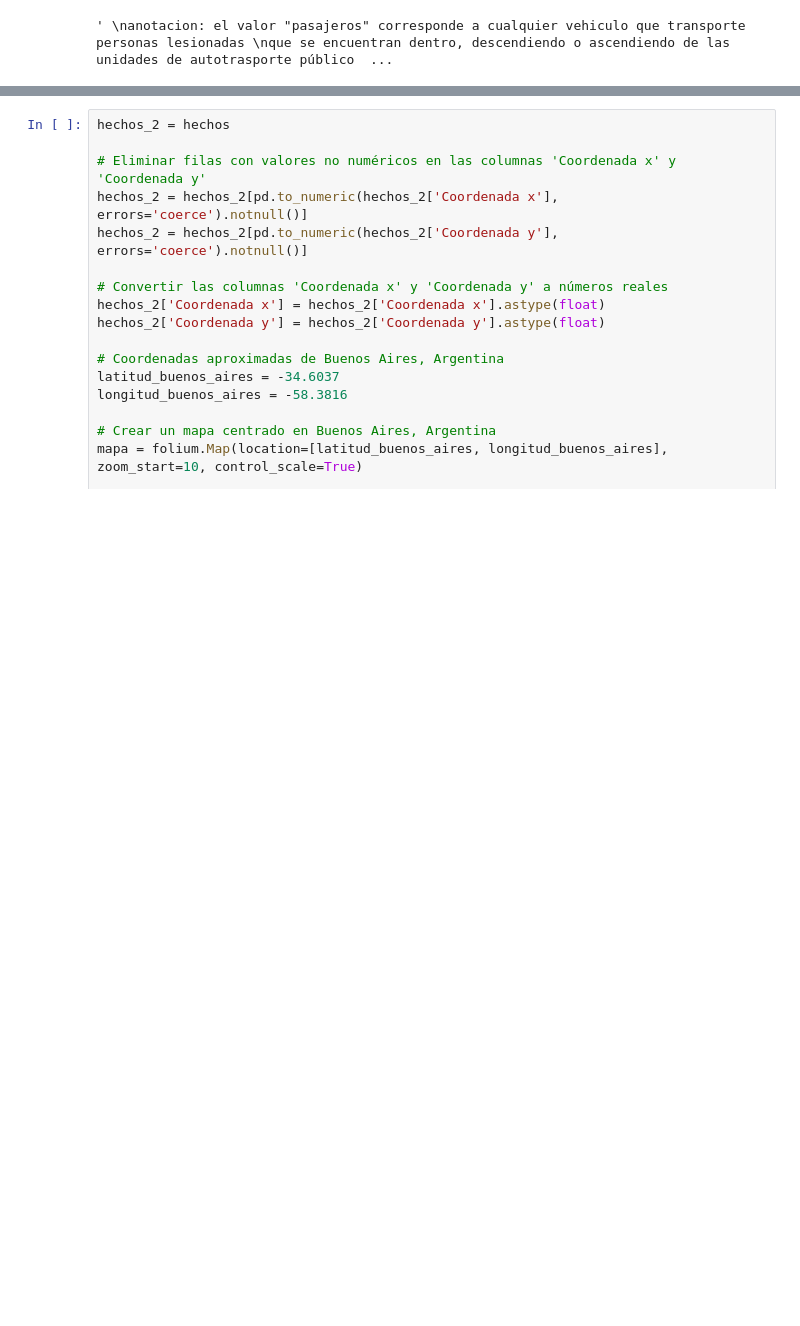
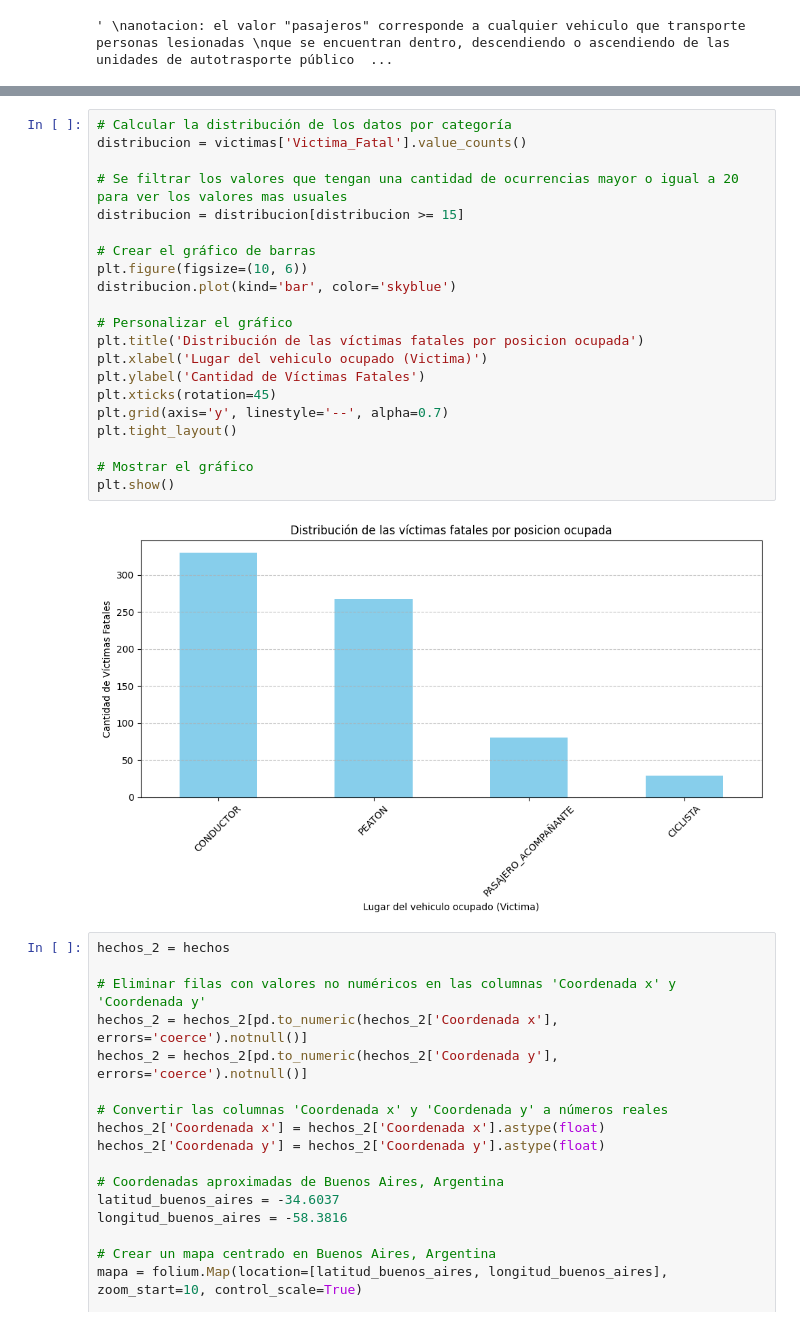
Before and after one commit to Facundo022/PI2_siniestros_viales, a Jupyter notebook: jupyter_notebooks/02_Eda_homicidios.ipynb, the cells around one changed output, grey strips where cells are left out. Saved outputs shown, nothing was run; the diff lists cells and outputs as text; blank space fills up the shorter version.

```diff
--- a/jupyter_notebooks/02_Eda_homicidios.ipynb
+++ b/jupyter_notebooks/02_Eda_homicidios.ipynb
@@ -224,3 +249,26 @@ y ómnibus de larga distancia
+# %%
+# Calcular la distribución de los datos por categoría
+distribucion = victimas['Victima_Fatal'].value_counts()
+
+# Se filtrar los valores que tengan una cantidad de ocurrencias mayor o igual a 20 para ver los valores mas usuales
+distribucion = distribucion[distribucion >= 15]
+
+# Crear el gráfico de barras
+plt.figure(figsize=(10, 6))
+distribucion.plot(kind='bar', color='skyblue')
+
+# Personalizar el gráfico
+plt.title('Distribución de las víctimas fatales por posicion ocupada')
+plt.xlabel('Lugar del vehiculo ocupado (Victima)')
+plt.ylabel('Cantidad de Víctimas Fatales')
+plt.xticks(rotation=45)
+plt.grid(axis='y', linestyle='--', alpha=0.7)
+plt.tight_layout()
+
+# Mostrar el gráfico
+plt.show()
+# %% [output]
+[figure, added]
 # %%
 hechos_2 = hechos
 
```
Also changed, not shown: parts of 3 cells of this notebook, 1 other file.
